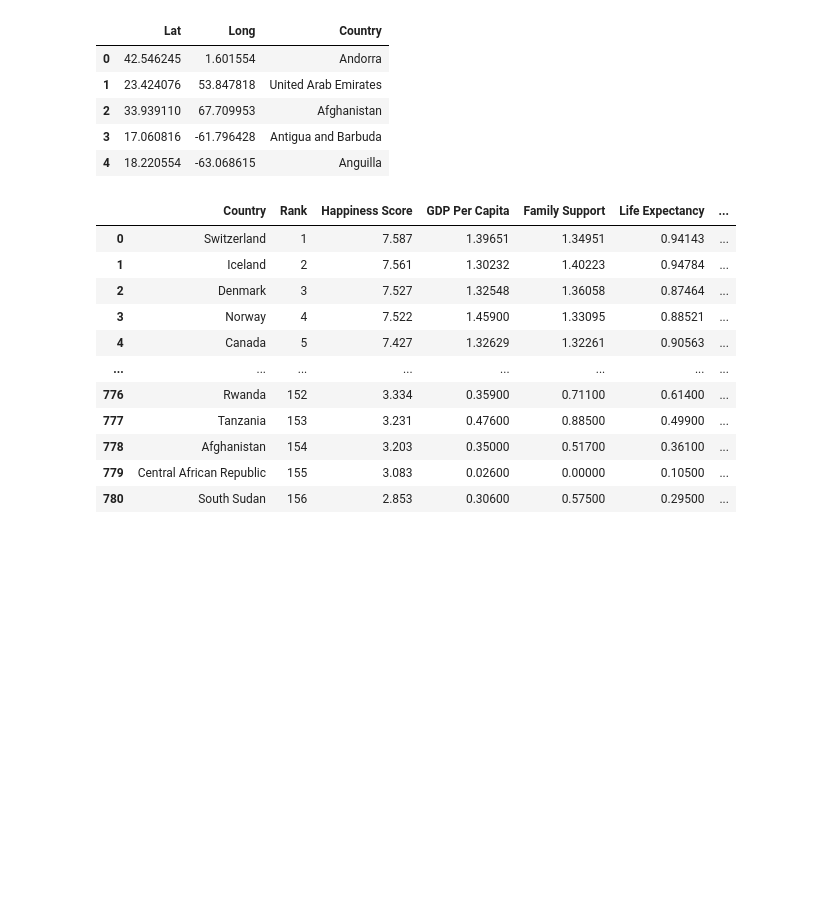
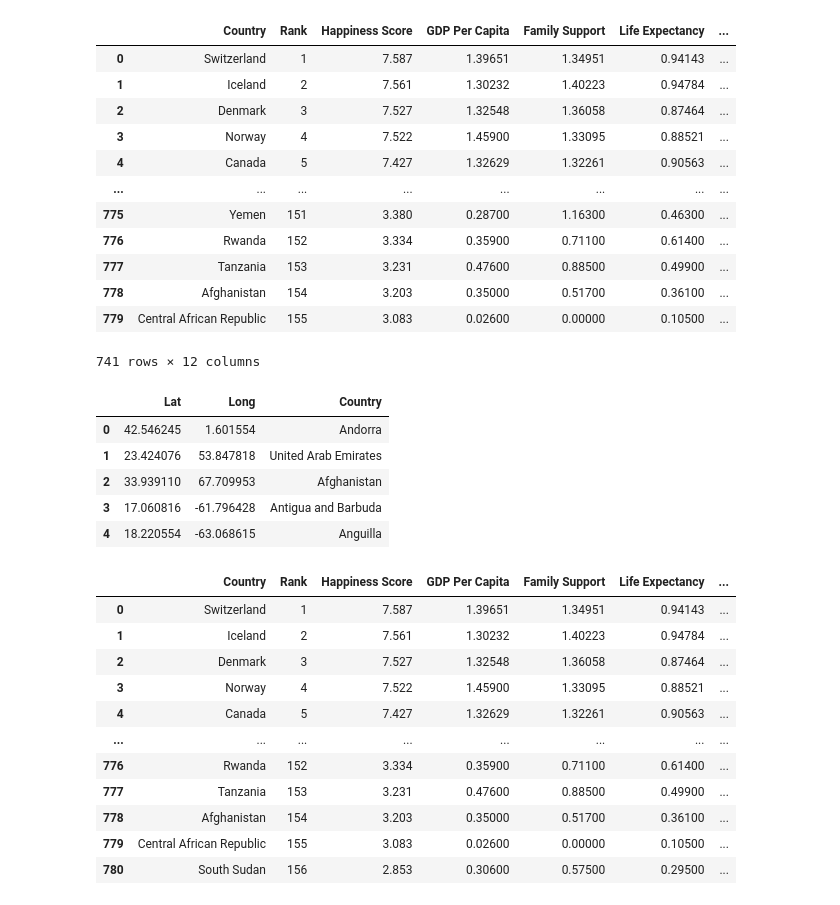
Before and after one commit to GatlinR/Project3, a Jupyter notebook: happiness.ipynb, the cells around one changed output. Saved outputs shown, nothing was run; the diff lists cells and outputs as text; code cells hidden in the pictures; blank space fills up the shorter version.

```diff
--- a/happiness.ipynb
+++ b/happiness.ipynb
@@ -75,5 +74,20 @@ happiness_df.head()
 # %%
 happiness_df.dropna(inplace=True)
+happiness_df
+# %% [output]
+|  | Country | Rank | Happiness Score | GDP Per Capita | Family Support | Life Expectancy | ... |
+| 0 | Switzerland | 1 | 7.587 | 1.39651 | 1.34951 | 0.94143 | ... |
+| 1 | Iceland | 2 | 7.561 | 1.30232 | 1.40223 | 0.94784 | ... |
+| 2 | Denmark | 3 | 7.527 | 1.32548 | 1.36058 | 0.87464 | ... |
+| 3 | Norway | 4 | 7.522 | 1.45900 | 1.33095 | 0.88521 | ... |
+| 4 | Canada | 5 | 7.427 | 1.32629 | 1.32261 | 0.90563 | ... |
+| ... | ... | ... | ... | ... | ... | ... | ... |
+| 775 | Yemen | 151 | 3.380 | 0.28700 | 1.16300 | 0.46300 | ... |
+| 776 | Rwanda | 152 | 3.334 | 0.35900 | 0.71100 | 0.61400 | ... |
+| 777 | Tanzania | 153 | 3.231 | 0.47600 | 0.88500 | 0.49900 | ... |
+| 778 | Afghanistan | 154 | 3.203 | 0.35000 | 0.51700 | 0.36100 | ... |
+| 779 | Central African Republic | 155 | 3.083 | 0.02600 | 0.00000 | 0.10500 | ... |
+741 rows × 12 columns
 # %%
 coords = pd.read_csv("coords.csv")
 coords.drop(["country"],axis=1,inplace=True)
```
Also changed, not shown: parts of 2 cells of this notebook.
